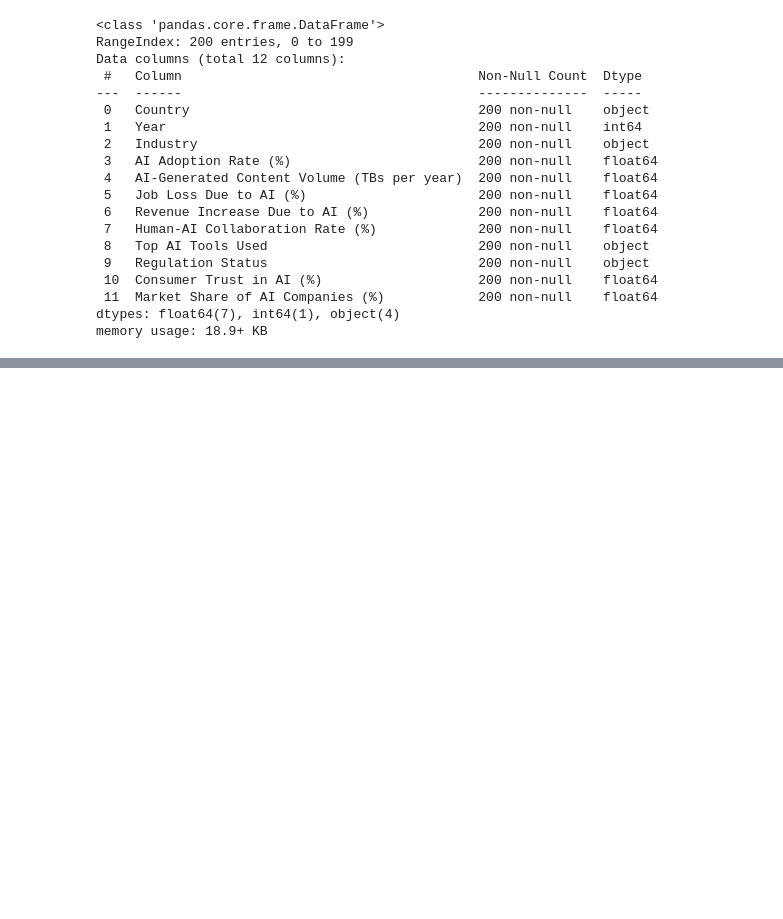
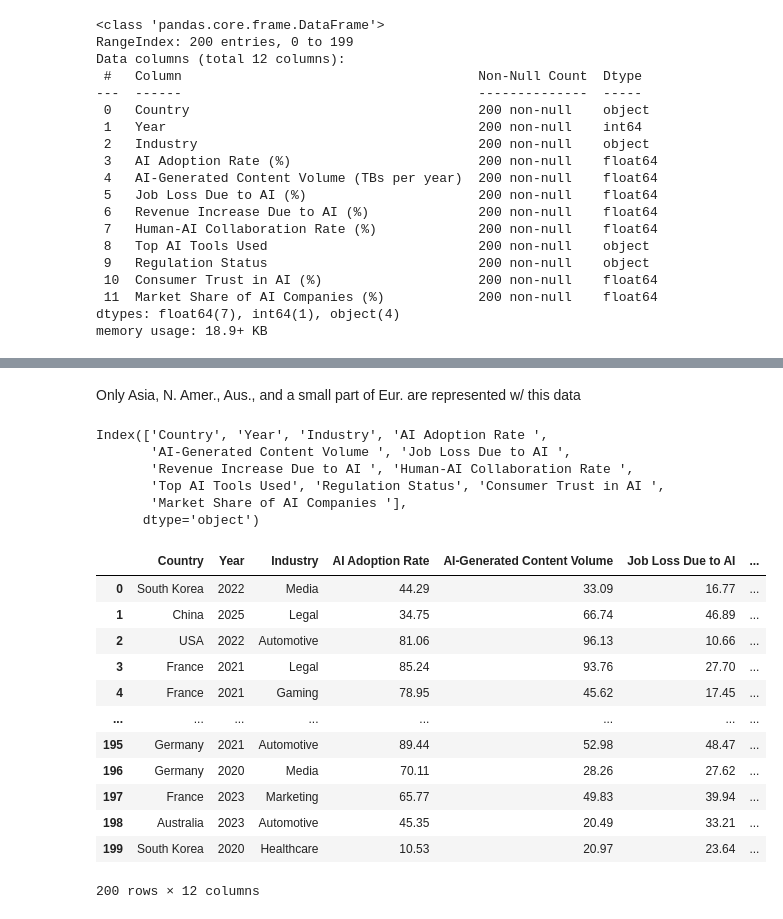
Before and after one commit to jigar-shroff/AiOnDigitalMediaResearch, a Jupyter notebook: AIOnDigitalMediaResearch.ipynb, the cells around one changed output, grey strips where cells are left out. Saved outputs shown, nothing was run; the diff lists cells and outputs as text; code cells hidden in the pictures; blank space fills up the shorter version.

```diff
--- a/AIOnDigitalMediaResearch.ipynb
+++ b/AIOnDigitalMediaResearch.ipynb
@@ -54,0 +72,47 @@ memory usage: 18.9+ KB
+# %% [markdown]
+Only Asia, N. Amer., Aus., and a small part of Eur. are represented w/ this data
+# %%
+#rename some columns
+
+def removeParentheses(string):
+
+  firstIndex = 0
+  newString = string
+
+  for r in range(len(string)):
+
+    if(string[r] == "("):
+      firstIndex = r
+    elif(string[r] == ")"):
+      newString = string[:firstIndex] + string[r+1:]
+
+  return newString
+
+print(aiFrame.columns)
+
+
+for e in aiFrame.columns:
+
+  aiFrame = aiFrame.rename(columns = {e: removeParentheses(e).strip()})
+
+aiFrame
+# %% [output]
+Index(['Country', 'Year', 'Industry', 'AI Adoption Rate ',
+       'AI-Generated Content Volume ', 'Job Loss Due to AI ',
+       'Revenue Increase Due to AI ', 'Human-AI Collaboration Rate ',
+       'Top AI Tools Used', 'Regulation Status', 'Consumer Trust in AI ',
+       'Market Share of AI Companies '],
+      dtype='object')
+|  | Country | Year | Industry | AI Adoption Rate | AI-Generated Content Volume | Job Loss Due to AI | ... |
+| 0 | South Korea | 2022 | Media | 44.29 | 33.09 | 16.77 | ... |
+| 1 | China | 2025 | Legal | 34.75 | 66.74 | 46.89 | ... |
+| 2 | USA | 2022 | Automotive | 81.06 | 96.13 | 10.66 | ... |
+| 3 | France | 2021 | Legal | 85.24 | 93.76 | 27.70 | ... |
+| 4 | France | 2021 | Gaming | 78.95 | 45.62 | 17.45 | ... |
+| ... | ... | ... | ... | ... | ... | ... | ... |
+| 195 | Germany | 2021 | Automotive | 89.44 | 52.98 | 48.47 | ... |
+| 196 | Germany | 2020 | Media | 70.11 | 28.26 | 27.62 | ... |
+| 197 | France | 2023 | Marketing | 65.77 | 49.83 | 39.94 | ... |
+| 198 | Australia | 2023 | Automotive | 45.35 | 20.49 | 33.21 | ... |
+| 199 | South Korea | 2020 | Healthcare | 10.53 | 20.97 | 23.64 | ... |
+200 rows × 12 columns
```
Also changed, not shown: parts of 13 cells of this notebook.
